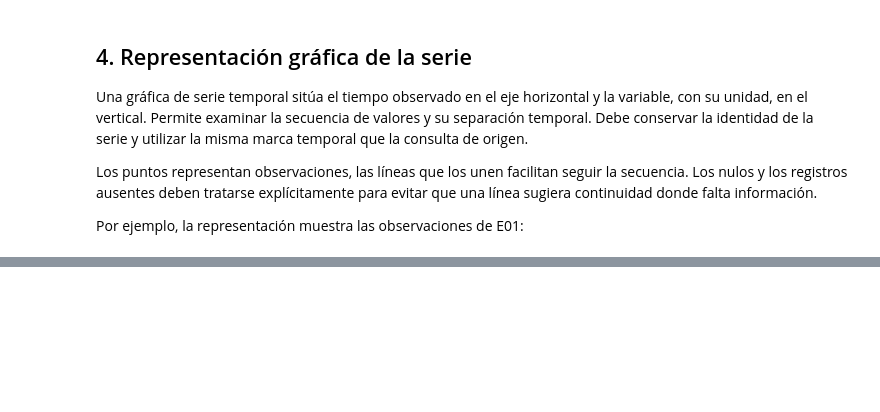
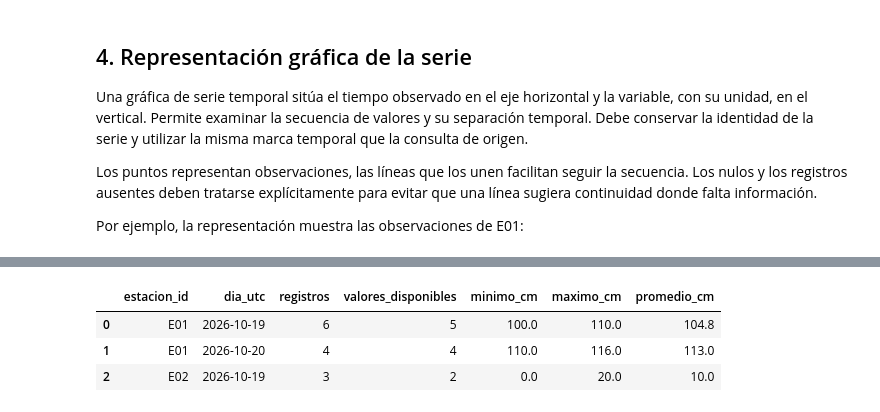
Before and after one commit to ahar0n/apuntes-computacion, a Jupyter notebook: gestion-de-datos-espaciales/ch07/tratamiento-de-series-temporales.ipynb, the cells around one changed output, grey strips where cells are left out. Drawn from its saved outputs; the diff is of its cells as text; code cells hidden in the pictures; blank space fills up the shorter version.

```diff
--- a/gestion-de-datos-espaciales/ch07/tratamiento-de-series-temporales.ipynb
+++ b/gestion-de-datos-espaciales/ch07/tratamiento-de-series-temporales.ipynb
@@ -166,0 +131,17 @@ La operación también debe corresponder al significado de la variable. Sumar ni
+# %%
+%%sql
+SELECT estacion_id,
+       DATE(instante_observado_utc) AS dia_utc,
+       COUNT(*) AS registros,
+       COUNT(nivel_cm) AS valores_disponibles,
+       MIN(nivel_cm) AS minimo_cm,
+       MAX(nivel_cm) AS maximo_cm,
+       ROUND(AVG(nivel_cm), 2) AS promedio_cm
+FROM lectura
+GROUP BY estacion_id, DATE(instante_observado_utc)
+ORDER BY estacion_id, dia_utc;
+# %% [output]
+|  | estacion_id | dia_utc | registros | valores_disponibles | minimo_cm | maximo_cm | promedio_cm |
+| 0 | E01 | 2026-10-19 | 6 | 5 | 100.0 | 110.0 | 104.8 |
+| 1 | E01 | 2026-10-20 | 4 | 4 | 110.0 | 116.0 | 113.0 |
+| 2 | E02 | 2026-10-19 | 3 | 2 | 0.0 | 20.0 | 10.0 |
```
Also changed, not shown: parts of 14 cells of this notebook, 5 other files.
